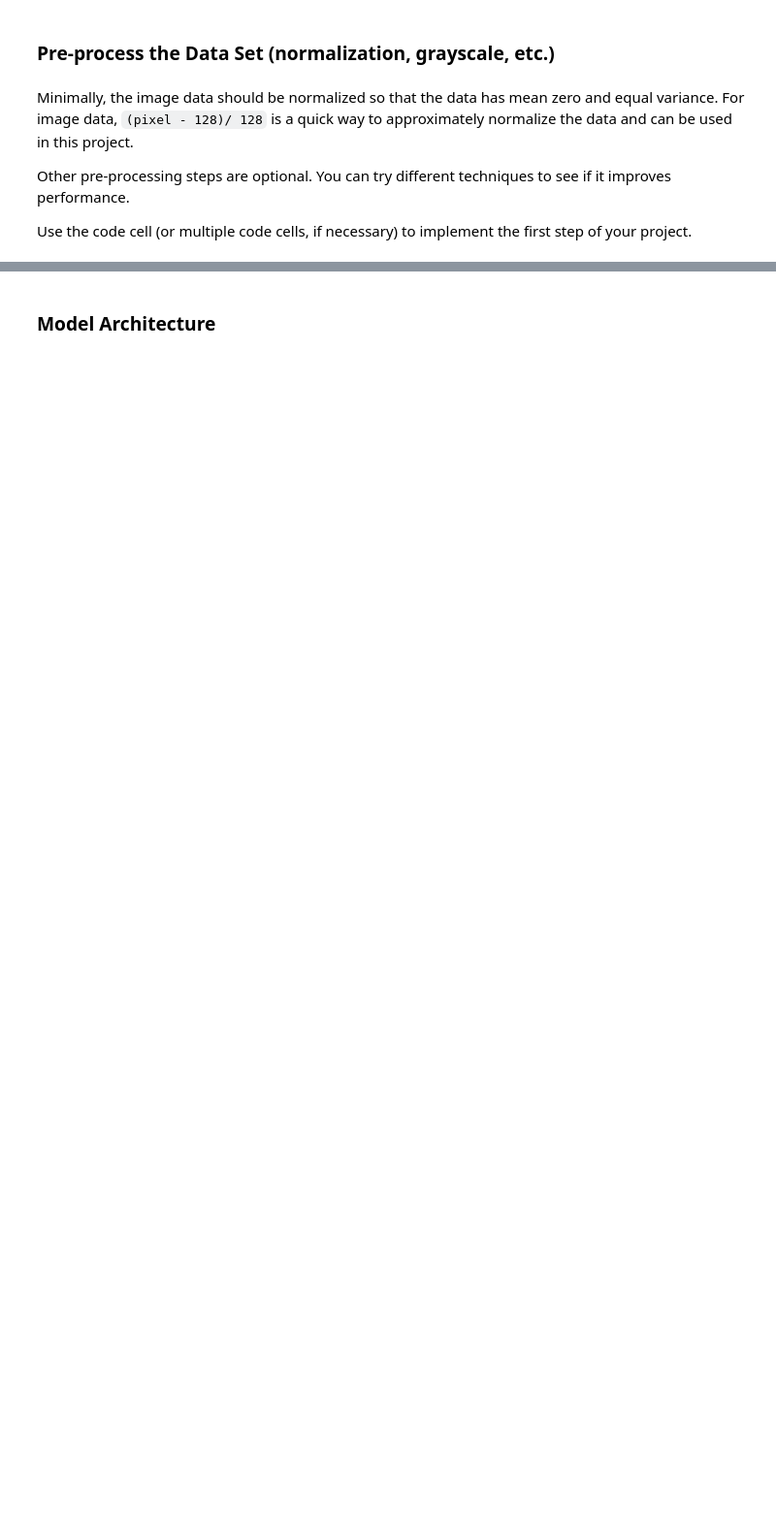
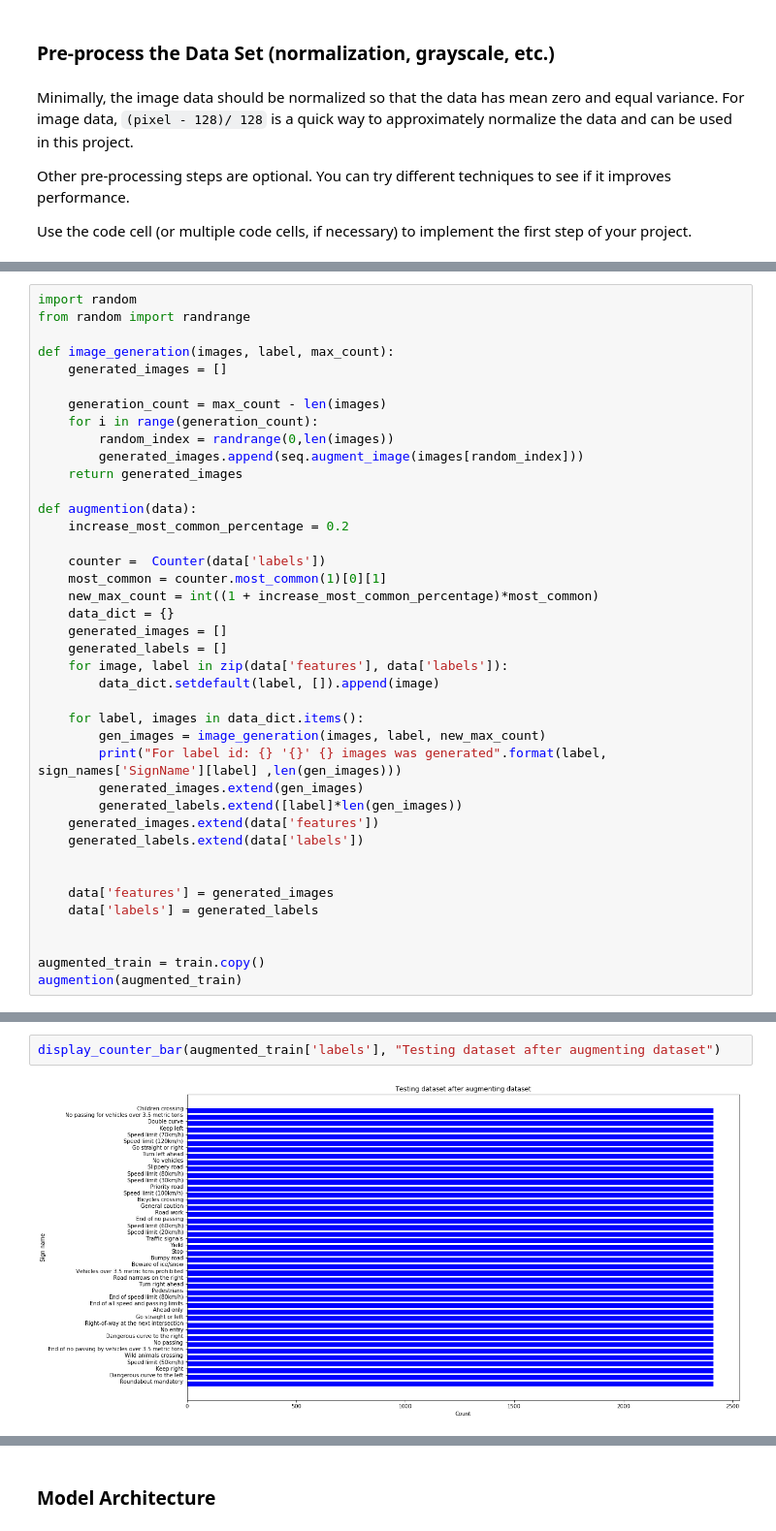
Before and after one commit to romkof/CarND-Traffic-Sign-Classifier-Project, a Jupyter notebook: Traffic_Sign_Classifier.ipynb, the cells around one changed output, grey strips where cells are left out. Shown at 97% size. Drawn from its saved outputs; the diff is of its cells as text; blank space fills up the shorter version.

```diff
--- a/Traffic_Sign_Classifier.ipynb
+++ b/Traffic_Sign_Classifier.ipynb
@@ -210,0 +281,40 @@ Use the code cell (or multiple code cells, if necessary) to implement the first
+# %%
+import random
+from random import randrange
+
+def image_generation(images, label, max_count):
+    generated_images = []
+
+    generation_count = max_count - len(images)
+    for i in range(generation_count):
+        random_index = randrange(0,len(images))
+        generated_images.append(seq.augment_image(images[random_index]))
+    return generated_images
+
+def augmention(data):
+    increase_most_common_percentage = 0.2
+
+    counter =  Counter(data['labels'])
+    most_common = counter.most_common(1)[0][1]
+    new_max_count = int((1 + increase_most_common_percentage)*most_common)
+    data_dict = {}
+    generated_images = []
+    generated_labels = []
+    for image, label in zip(data['features'], data['labels']):
+        data_dict.setdefault(label, []).append(image)
+
+    for label, images in data_dict.items():
+        gen_images = image_generation(images, label, new_max_count)
+        print("For label id: {} '{}' {} images was generated".format(label, sign_names['SignName'][label] ,len(gen_images)))
+        generated_images.extend(gen_images)
+        generated_labels.extend([label]*len(gen_images))
+    generated_images.extend(data['features'])
+    generated_labels.extend(data['labels'])
+
+
+    data['features'] = generated_images
+    data['labels'] = generated_labels
+
+
+augmented_train = train.copy()
+augmention(augmented_train)
@@ -211 +339,5 @@ Use the code cell (or multiple code cells, if necessary) to implement the first
+# %%
+display_counter_bar(augmented_train['labels'], "Testing dataset after augmenting dataset")
+# %% [output]
+[figure, added]
 # %%
```
Also changed, not shown: parts of 11 cells of this notebook, 5 other files.
